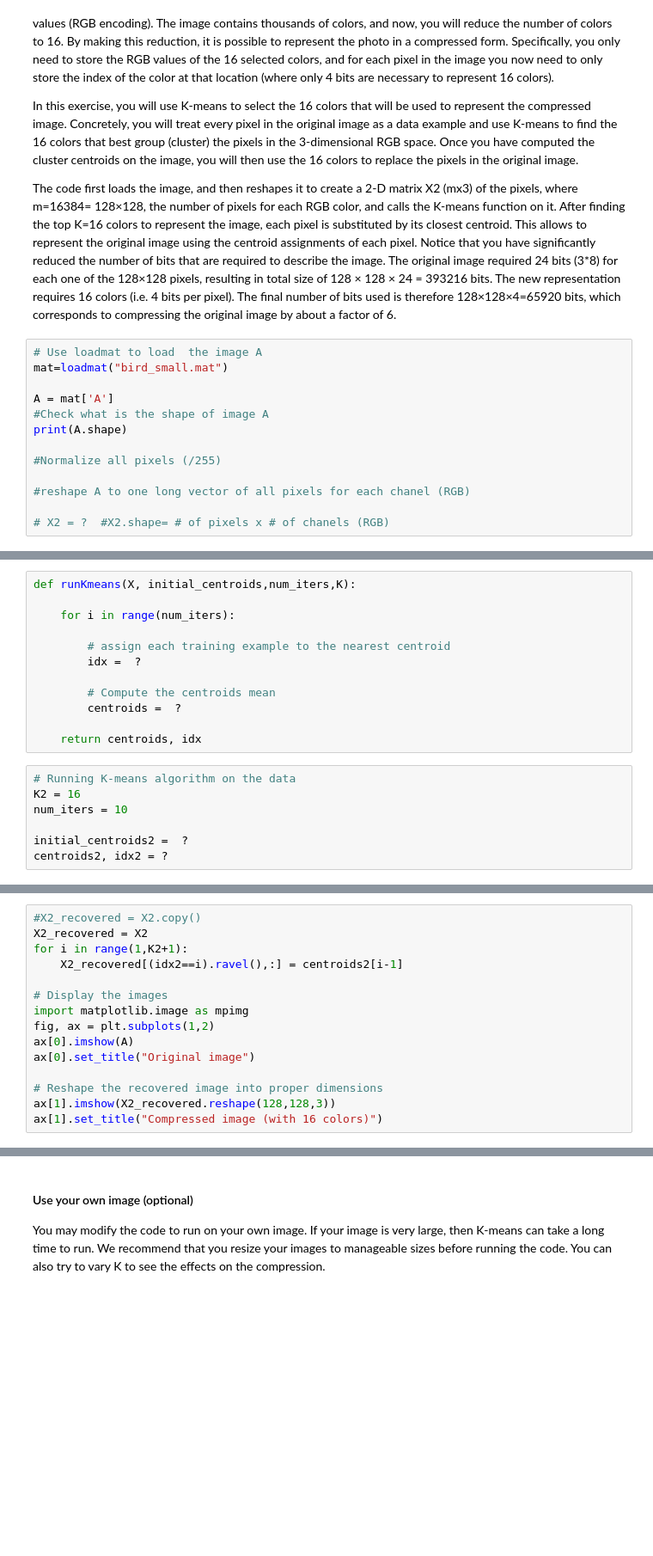
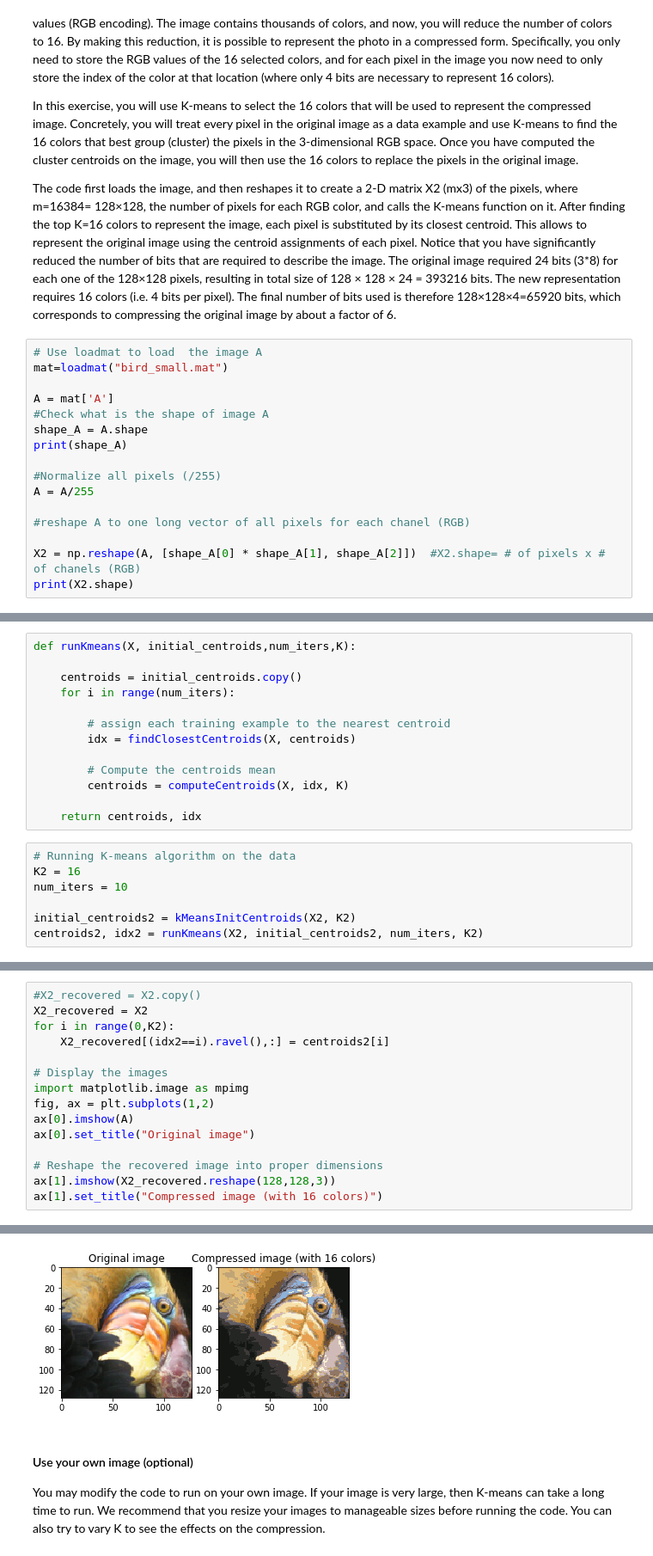
Before and after one commit to oEscal/TAA, a Jupyter notebook: lab7/K-means_Clustering.ipynb, the cells around one changed output, grey strips where cells are left out. Shown at 86% size. Drawn from its saved outputs; the diff is of its cells as text; blank space fills up the shorter version.

```diff
--- a/lab7/K-means_Clustering.ipynb
+++ b/lab7/K-means_Clustering.ipynb
@@ -189,12 +189,15 @@ mat=loadmat("bird_small.mat")
 
 A = mat['A']
 #Check what is the shape of image A
-print(A.shape)
+shape_A = A.shape
+print(shape_A)
 
 #Normalize all pixels (/255)
+A = A/255
 
 #reshape A to one long vector of all pixels for each chanel (RGB)
 
-# X2 = ?  #X2.shape= # of pixels x # of chanels (RGB)
+X2 = np.reshape(A, [shape_A[0] * shape_A[1], shape_A[2]])  #X2.shape= # of pixels x # of chanels (RGB)
+print(X2.shape)
 # %% [output]
 (128, 128, 3)
@@ -201,13 +205,14 @@ print(A.shape)
 # %%
 def runKmeans(X, initial_centroids,num_iters,K):
 
+    centroids = initial_centroids.copy()
     for i in range(num_iters):
 
         # assign each training example to the nearest centroid
-        idx =  ?
+        idx = findClosestCentroids(X, centroids)
 
         # Compute the centroids mean
-        centroids =  ?
+        centroids = computeCentroids(X, idx, K)
 
     return centroids, idx
 # %%
@@ -215,8 +220,8 @@ def runKmeans(X, initial_centroids,num_iters,K):
 K2 = 16
 num_iters = 10
 
-initial_centroids2 =  ?
-centroids2, idx2 = ?
+initial_centroids2 = kMeansInitCentroids(X2, K2)
+centroids2, idx2 = runKmeans(X2, initial_centroids2, num_iters, K2)
 # %% [markdown]
 You can now view the eﬀects of the compression by reconstructing the image based only on the centroid assignments.Fig. 1 shows the original and compressed images. Even though the resulting image retains most of the characteristics of the original, we also see compression artifacts.
 
@@ -226,8 +231,8 @@ You can now view the eﬀects of the compression by reconstructing the image bas
 # %%
 #X2_recovered = X2.copy()
 X2_recovered = X2
-for i in range(1,K2+1):
-    X2_recovered[(idx2==i).ravel(),:] = centroids2[i-1]
+for i in range(0,K2):
+    X2_recovered[(idx2==i).ravel(),:] = centroids2[i]
 
 # Display the images
 import matplotlib.image as mpimg
@@ -238,3 +243,4 @@ ax[0].set_title("Original image")
 # Reshape the recovered image into proper dimensions
 ax[1].imshow(X2_recovered.reshape(128,128,3))
 ax[1].set_title("Compressed image (with 16 colors)")
+# %% [output]
@@ -241,3 +248,4 @@ ax[1].set_title("Compressed image (with 16 colors)")
+[figure, added]
 # %% [markdown]
 #### Use your own image (optional)
 
```
Also changed, not shown: parts of 3 cells of this notebook.
